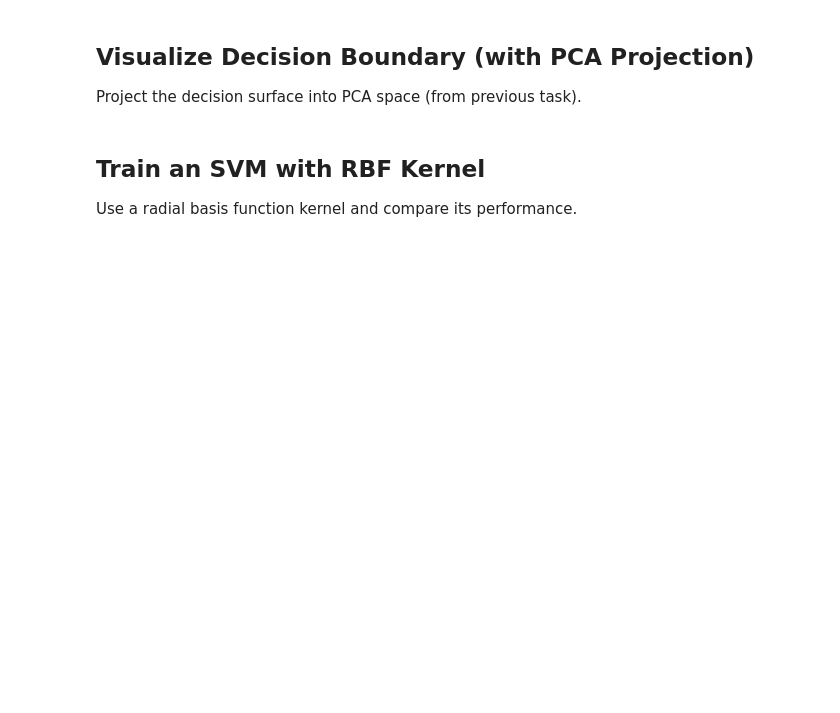
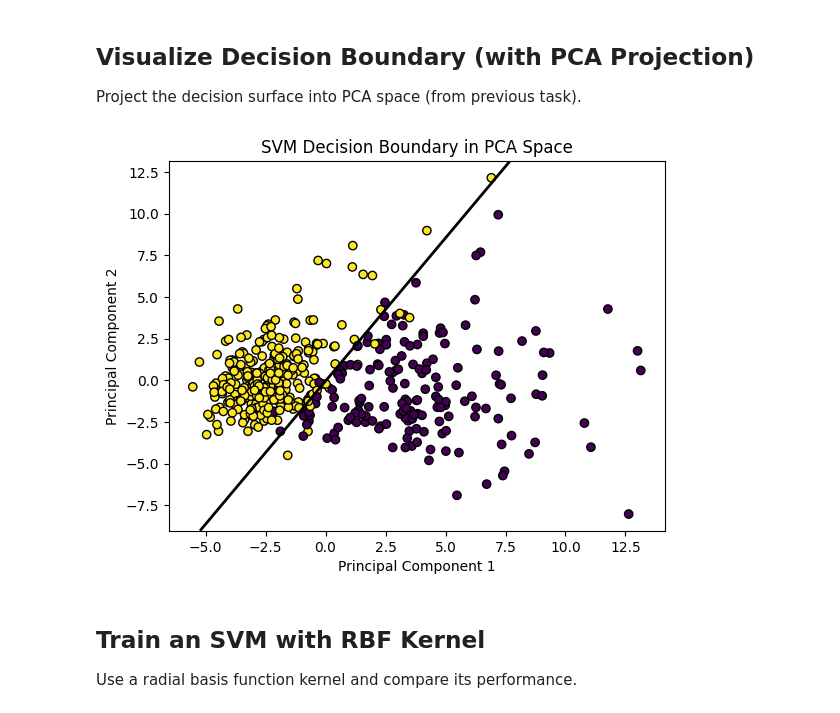
Before and after one commit to spirosdouk/hy485-, a Jupyter notebook: 485[2025]_HW5.ipynb, the cells around one changed output. Saved outputs shown, nothing was run; the diff lists cells and outputs as text; code cells hidden in the pictures; blank space fills up the shorter version.

```diff
--- a/485[2025]_HW5.ipynb
+++ b/485[2025]_HW5.ipynb
@@ -47,3 +117,24 @@ Use PCA to reduce the feature space to 2D and plot the points.
 ## Train & Evaluate a Linear SVM
 
 Train an SVM with a linear kernel and evaluate its performance.
+# %%
+# Initialize the linear SVM classifier. The 'C' parameter controls the trade-off between margin width and classification error.
+linear_svm = SVC(kernel='linear', C=1.0, random_state=42)
+
+# Train the model with the scaled training data
+linear_svm.fit(X_train_scaled, y_train)
+
+# Predict the labels on the test set
+y_pred = linear_svm.predict(X_test_scaled)
+
+# Evaluate the performance
+accuracy = accuracy_score(y_test, y_pred)
+print("Accuracy Score:", accuracy)
+
+# Detailed classification report: includes precision, recall, f1-score for each class
+print("\nClassification Report:")
+print(classification_report(y_test, y_pred, target_names=['malignant', 'benign']))
+
+# Confusion Matrix to get a direct view of the classification errors
+print("Confusion Matrix:")
+print(confusion_matrix(y_test, y_pred))
@@ -51,6 +158,29 @@ Train an SVM with a linear kernel and evaluate its performance.
 ## Visualize Decision Boundary (with PCA Projection)
 
 Project the decision surface into PCA space (from previous task).
+# %%
+# Define a grid in the PCA space
+x_min, x_max = X_pca[:, 0].min()-1, X_pca[:, 0].max()+1
+y_min, y_max = X_pca[:, 1].min()-1, X_pca[:, 1].max()+1
+xx, yy = np.meshgrid(np.linspace(x_min, x_max, 100),
+                     np.linspace(y_min, y_max, 100))
+
+# Inverse transform the grid points to the original (scaled) space
+grid = np.c_[xx.ravel(), yy.ravel()]
+grid_original = pca.inverse_transform(grid)
+
+# Evaluate the decision function for each grid point
+Z = linear_svm.decision_function(grid_original)
+Z = Z.reshape(xx.shape)
+
+plt.contour(xx, yy, Z, levels=[0], colors='k', linewidths=2)
+plt.scatter(X_pca[:, 0], X_pca[:, 1], c=y_train, cmap='viridis', edgecolors='k')
+plt.xlabel("Principal Component 1")
+plt.ylabel("Principal Component 2")
+plt.title("SVM Decision Boundary in PCA Space")
+plt.show()
+# %% [output]
+[figure, added]
 # %% [markdown]
 ## Train an SVM with RBF Kernel
 
```
Also changed, not shown: parts of 13 cells of this notebook.
